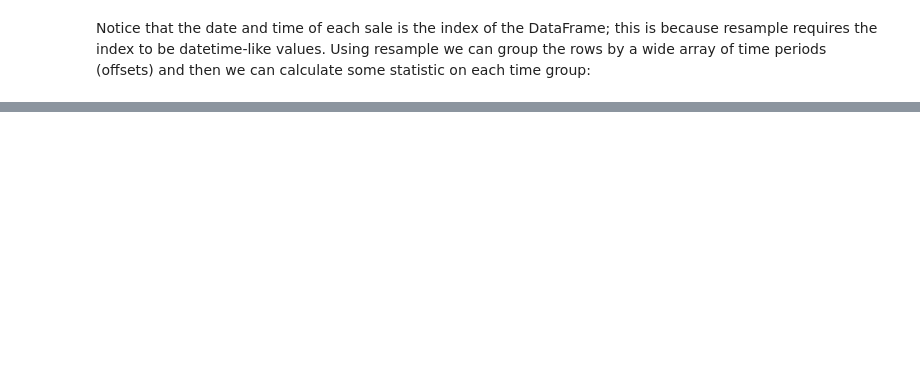
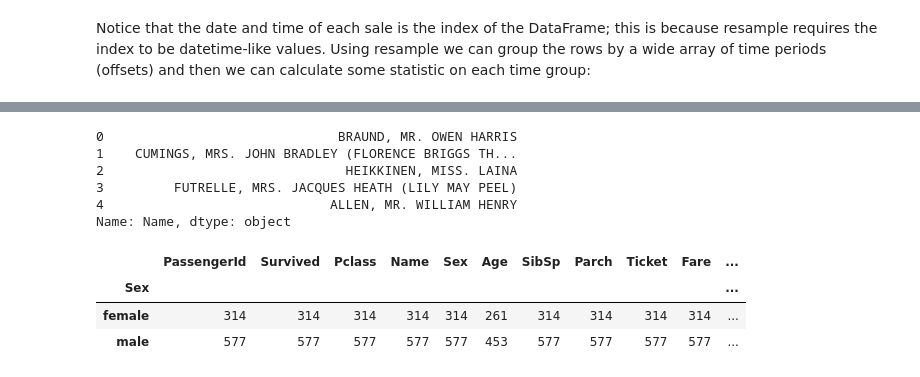
Before and after one commit to Bluelord/ML_Cookbook, a Jupyter notebook: Data_Wrangling.ipynb, the cells around one changed output, grey strips where cells are left out. Saved outputs shown, nothing was run; the diff lists cells and outputs as text; code cells hidden in the pictures; blank space fills up the shorter version.

Commit message:
Data_Wrangling

```diff
--- a/Data_Wrangling.ipynb
+++ b/Data_Wrangling.ipynb
@@ -410,6 +423,9 @@ Group by month and counting rows:
 2017-07-31        28000
 # %%
 # Looping Over a Column
+dataframe = pd.read_csv("/content/drive/MyDrive/Colab Notebooks/ML Cookbook/Datasets/titanic.csv")
 
-for name in dataframe['PassengerId'][0:5]:
-  print(name.upper())
+for name in dataframe['Name'][0:5]:
+  print(name.upper(), '\n')
+
+[name.upper() for name in dataframe['Name'][0:5]]
@@ -419,8 +450,20 @@ for name in dataframe['PassengerId'][0:5]:
 def upper(x):
   return x.upper()
 
-data['Country'].apply(upper)[0:5]
+dataframe['Name'].apply(upper).head()
+# %% [output]
+0                              BRAUND, MR. OWEN HARRIS
+1    CUMINGS, MRS. JOHN BRADLEY (FLORENCE BRIGGS TH...
+2                               HEIKKINEN, MISS. LAINA
+3         FUTRELLE, MRS. JACQUES HEATH (LILY MAY PEEL)
+4                             ALLEN, MR. WILLIAM HENRY
+Name: Name, dtype: object
 # %%
 # Apply a functon to Group
 
-data.groupby('Purchased').apply(lambda x: x.count())
+dataframe.groupby('Sex').apply(lambda x: x.count())
+# %% [output]
+|  | PassengerId | Survived | Pclass | Name | Sex | Age | SibSp | Parch | Ticket | Fare | ... |
+| Sex |  |  |  |  |  |  |  |  |  |  | ... |
+| female | 314 | 314 | 314 | 314 | 314 | 261 | 314 | 314 | 314 | 314 | ... |
+| male | 577 | 577 | 577 | 577 | 577 | 453 | 577 | 577 | 577 | 577 | ... |
```
Also changed, not shown: parts of 15 cells of this notebook.
